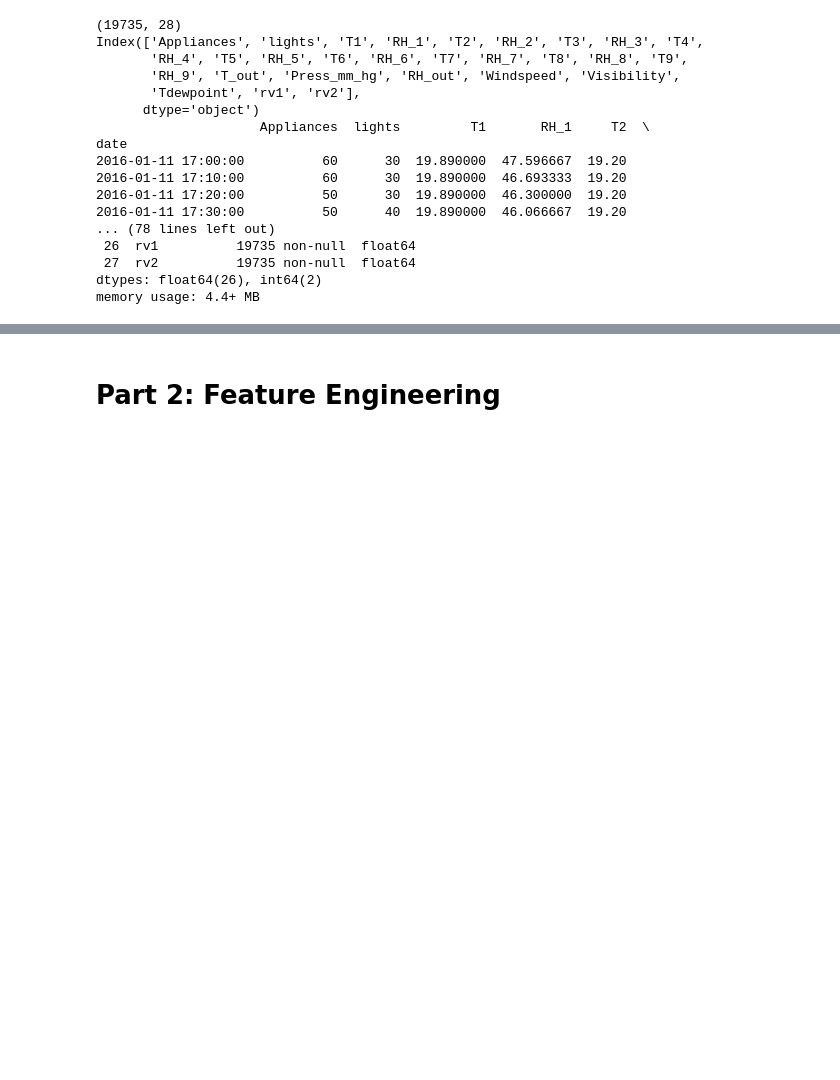
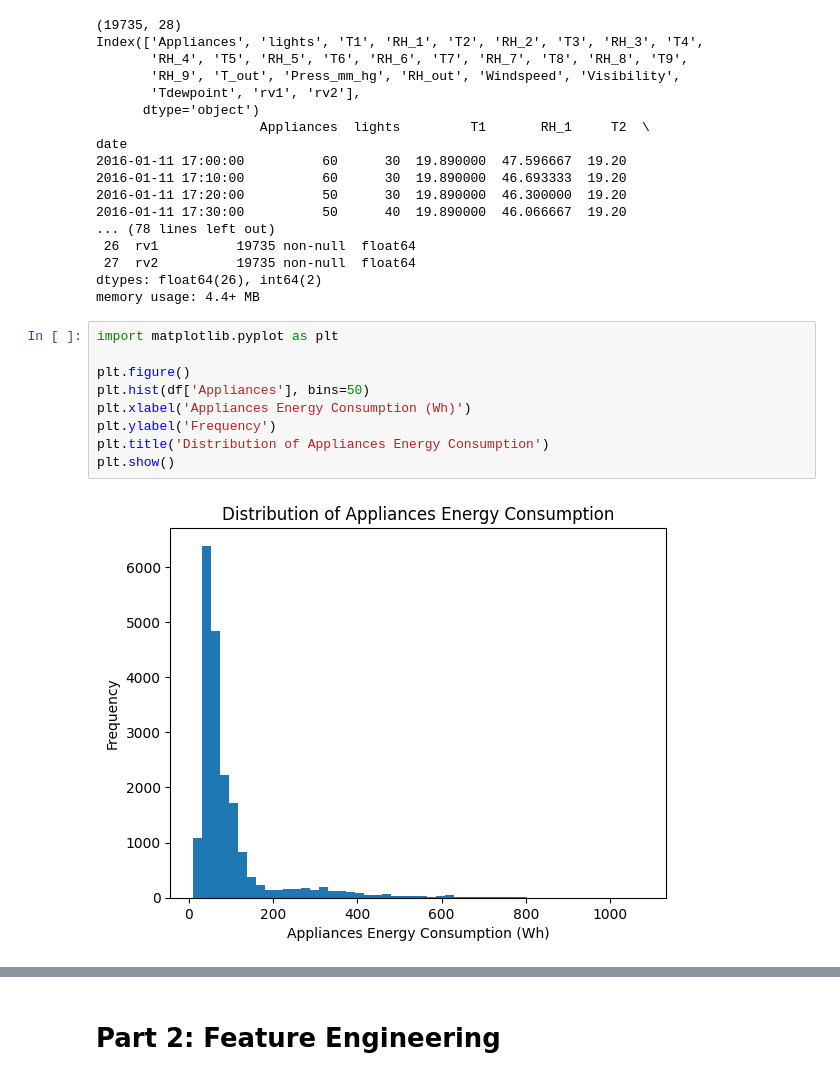
Before and after one commit to AliceBan111/ML2_project, a Jupyter notebook: project.ipynb, the cells around one changed output, grey strips where cells are left out. Cells and saved outputs as stored; diff of their text form; blank space fills up the shorter version.

```diff
--- a/project.ipynb
+++ b/project.ipynb
@@ -28,3 +28,14 @@ date
  27  rv2          19735 non-null  float64
 dtypes: float64(26), int64(2)
 memory usage: 4.4+ MB
+# %%
+import matplotlib.pyplot as plt
+
+plt.figure()
+plt.hist(df['Appliances'], bins=50)
+plt.xlabel('Appliances Energy Consumption (Wh)')
+plt.ylabel('Frequency')
+plt.title('Distribution of Appliances Energy Consumption')
+plt.show()
+# %% [output]
+[figure, added]
```
Also changed, not shown: parts of 40 cells of this notebook.
